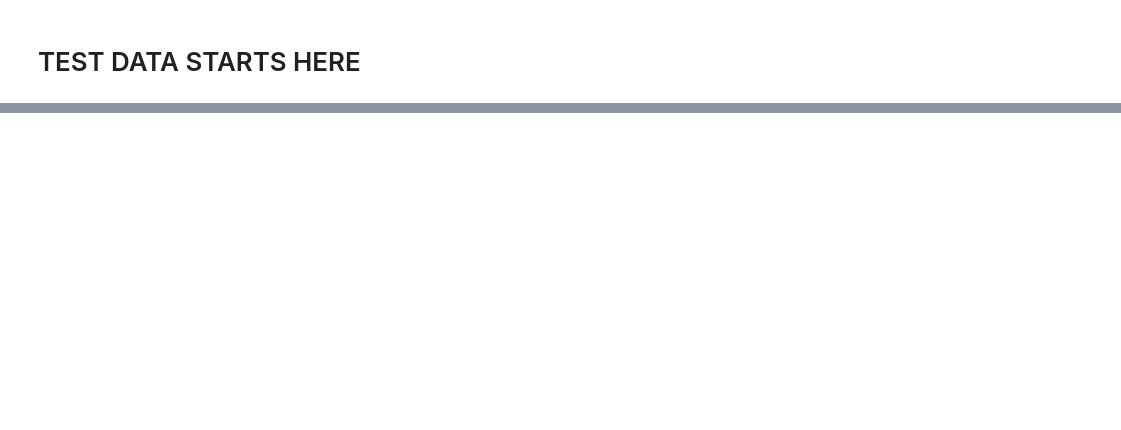
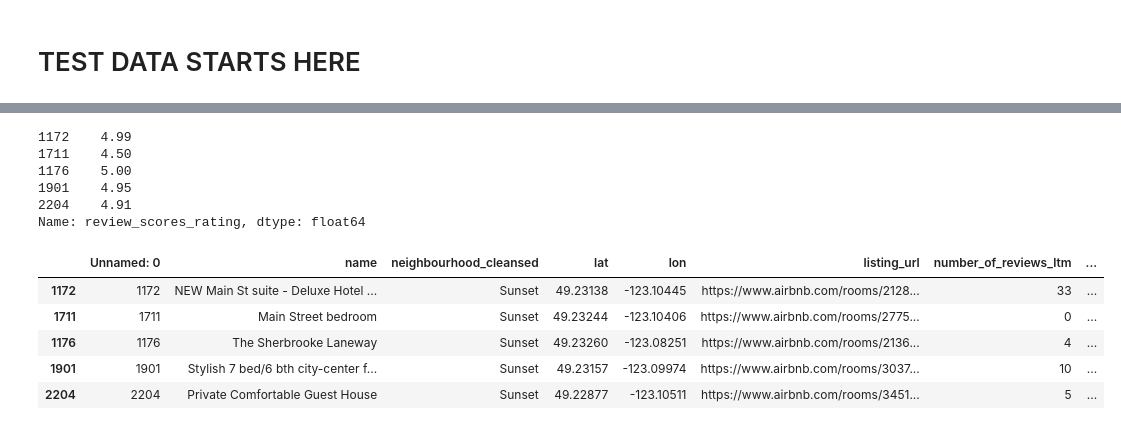
Before and after one commit to gloriyo/gva-airbnb-finder, a Jupyter notebook: data_analysis_tools/py_services/test_find_listings.ipynb, the cells around one changed output, grey strips where cells are left out. Drawn from its saved outputs; the diff is of its cells as text; code cells hidden in the pictures; blank space fills up the shorter version.

```diff
--- a/data_analysis_tools/py_services/test_find_listings.ipynb
+++ b/data_analysis_tools/py_services/test_find_listings.ipynb
@@ -137,0 +192,27 @@ nbr_nearby_amenities.to_csv('../data_files/nbr-amenity-is-near.csv')
+# %%
+# normalize amenitiy distances (scores)
+new_min, new_max = 1, 5
+old_min, old_max = airbnb_nbr['amn_score'].min(), airbnb_nbr['amn_score'].max()
+airbnb_nbr['amn_score'] = (airbnb_nbr['amn_score'] - old_min) / (old_max - old_min) * (new_max - new_min) + new_min
+
+display(airbnb_nbr['review_scores_rating'])
+
+airbnb_nbr['combined_score'] = airbnb_nbr['review_scores_rating'] + airbnb_nbr['amn_score']
+
+if airbnb_nbr.shape[0] > 5:
+    airbnb_nbr = airbnb_nbr.nlargest(5, ['combined_score'])
+
+display(airbnb_nbr)
+# %% [output]
+1172    4.99
+1711    4.50
+1176    5.00
+1901    4.95
+2204    4.91
+Name: review_scores_rating, dtype: float64
+|  | Unnamed: 0 | name | neighbourhood_cleansed | lat | lon | listing_url | number_of_reviews_ltm | ... |
+| 1172 | 1172 | NEW Main St suite - Deluxe Hotel ... | Sunset | 49.23138 | -123.10445 | https://www.airbnb.com/rooms/2128... | 33 | ... |
+| 1711 | 1711 | Main Street bedroom | Sunset | 49.23244 | -123.10406 | https://www.airbnb.com/rooms/2775... | 0 | ... |
+| 1176 | 1176 | The Sherbrooke Laneway | Sunset | 49.23260 | -123.08251 | https://www.airbnb.com/rooms/2136... | 4 | ... |
+| 1901 | 1901 | Stylish 7 bed/6 bth city-center f... | Sunset | 49.23157 | -123.09974 | https://www.airbnb.com/rooms/3037... | 10 | ... |
+| 2204 | 2204 | Private Comfortable Guest House | Sunset | 49.22877 | -123.10511 | https://www.airbnb.com/rooms/3451... | 5 | ... |
```
Also changed, not shown: parts of 5 cells of this notebook, 5 other files.
